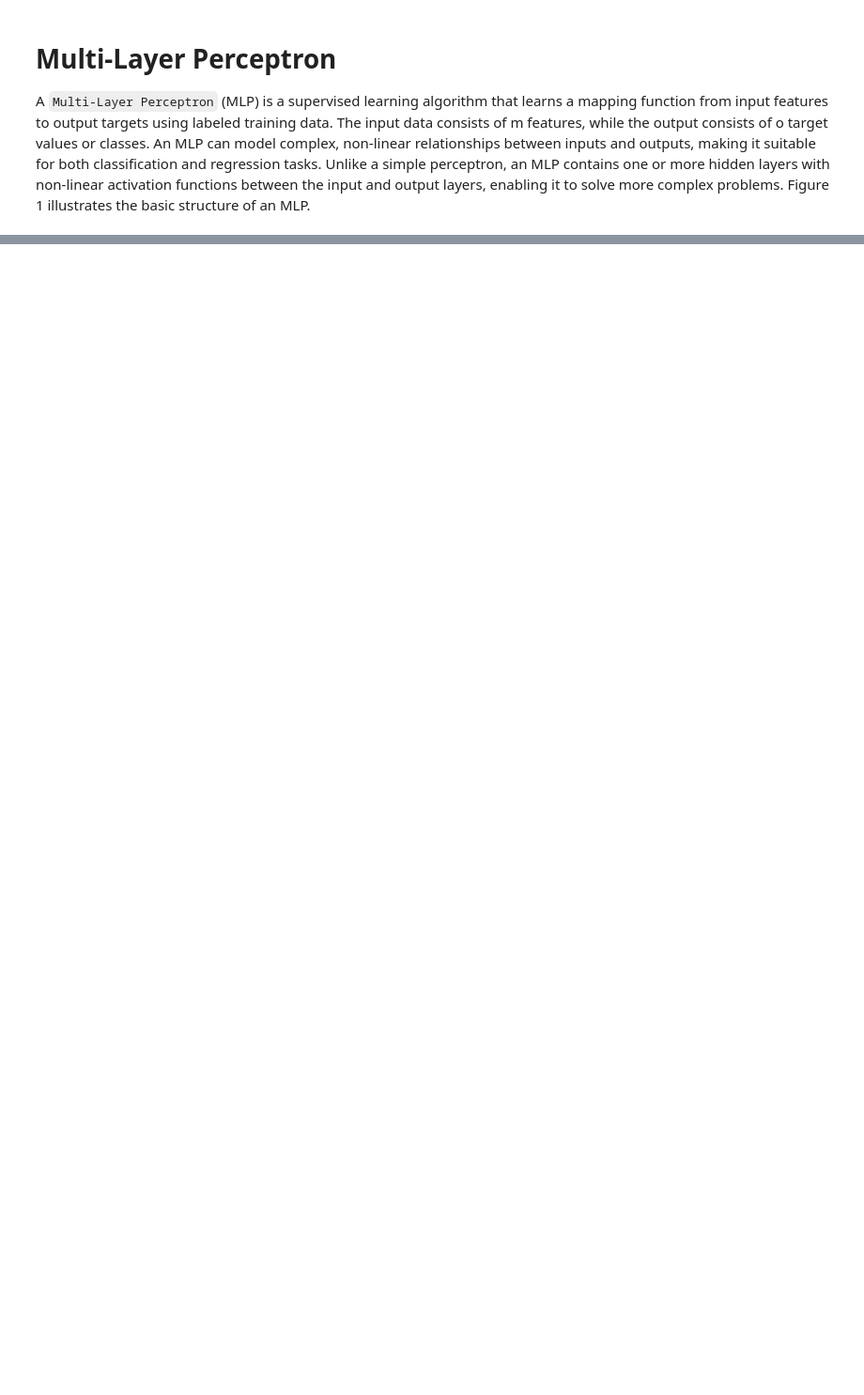
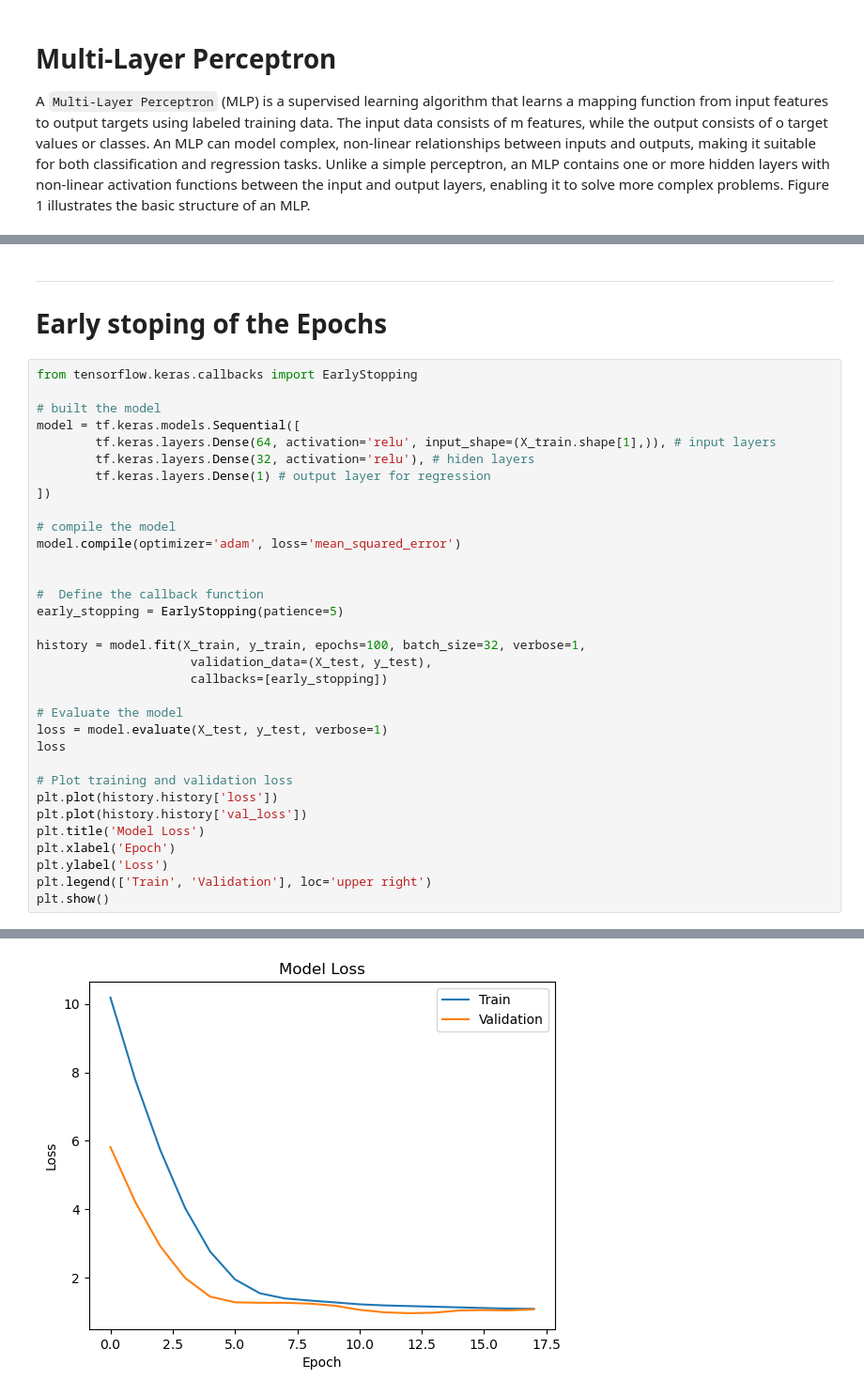
Before and after one commit to mianabdulbasit-tech/Data-Science-And-AI, a Jupyter notebook: 08_deep_learning_with_tensorflow/02_mip.ipynb, the cells around one changed output, grey strips where cells are left out. Shown at 94% size. Cells and saved outputs as stored; diff of their text form; blank space fills up the shorter version.

Commit message:
callback function

```diff
--- a/08_deep_learning_with_tensorflow/02_mip.ipynb
+++ b/08_deep_learning_with_tensorflow/02_mip.ipynb
@@ -116,0 +117,37 @@ MSE = [1275.4945068359375, 32.19149398803711]
+# %% [markdown]
+---
+# Early stoping of the Epochs
+# %%
+from tensorflow.keras.callbacks import EarlyStopping
+
+# built the model
+model = tf.keras.models.Sequential([
+        tf.keras.layers.Dense(64, activation='relu', input_shape=(X_train.shape[1],)), # input layers
+        tf.keras.layers.Dense(32, activation='relu'), # hiden layers
+        tf.keras.layers.Dense(1) # output layer for regression
+])
+
+# compile the model
+model.compile(optimizer='adam', loss='mean_squared_error')
+
+
+#  Define the callback function
+early_stopping = EarlyStopping(patience=5)
+
+history = model.fit(X_train, y_train, epochs=100, batch_size=32, verbose=1,
+                     validation_data=(X_test, y_test),
+                     callbacks=[early_stopping])
+
+# Evaluate the model
+loss = model.evaluate(X_test, y_test, verbose=1)
+loss
+
+# Plot training and validation loss
+plt.plot(history.history['loss'])
+plt.plot(history.history['val_loss'])
+plt.title('Model Loss')
+plt.xlabel('Epoch')
+plt.ylabel('Loss')
+plt.legend(['Train', 'Validation'], loc='upper right')
+plt.show()
+# %% [output]
@@ -116,0 +171 @@ MSE = [1275.4945068359375, 32.19149398803711]
+[figure, added]
```
Also changed, not shown: parts of 3 cells of this notebook.
